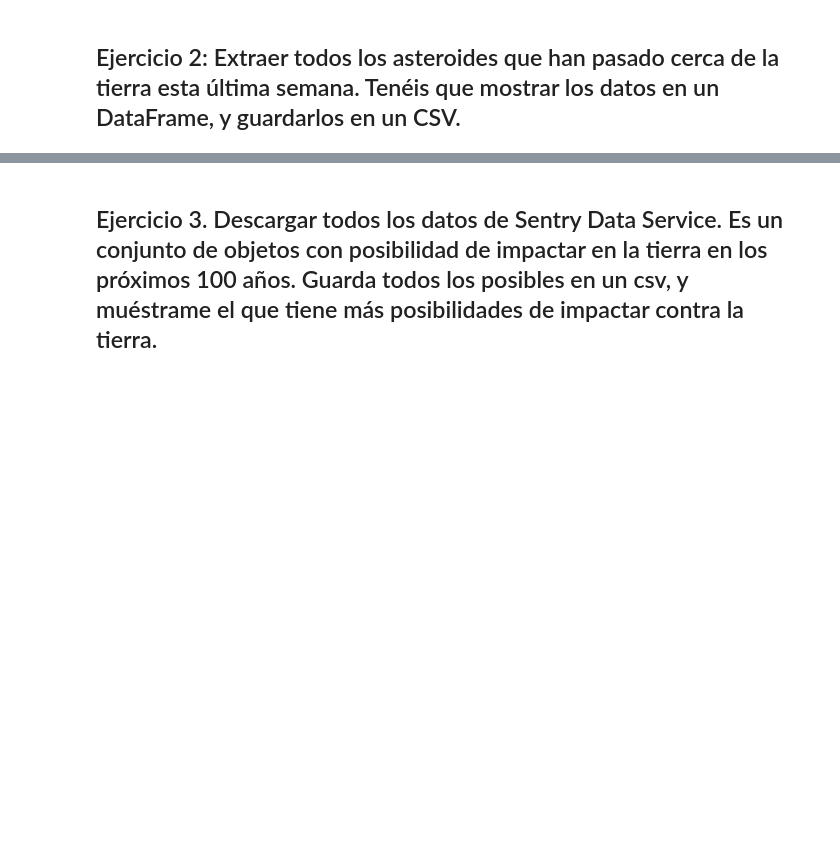
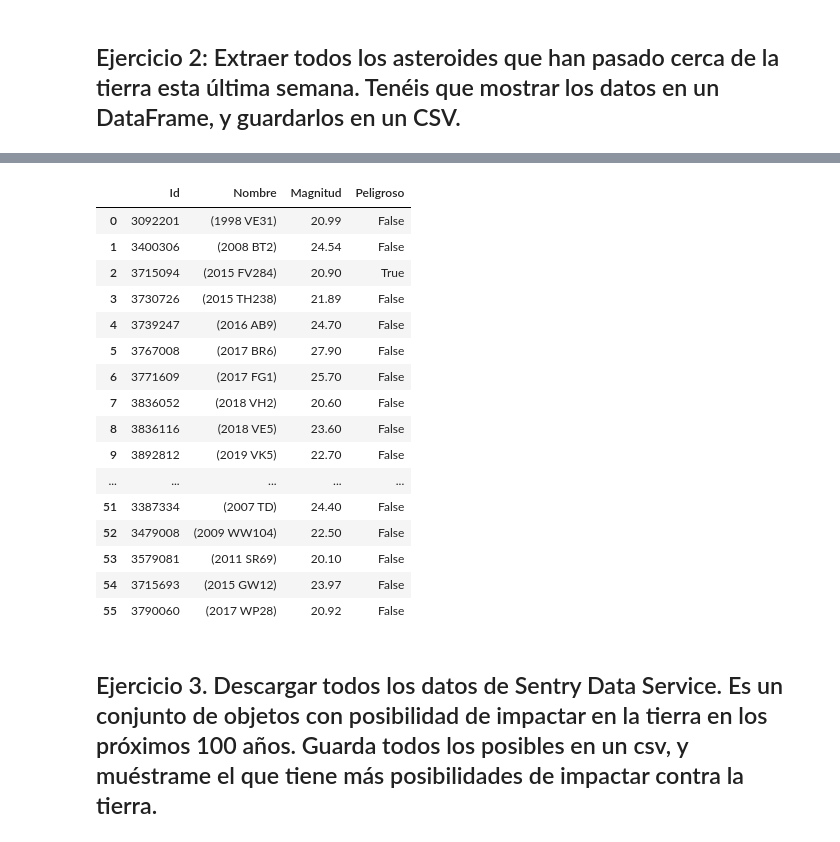
Before and after one commit to diego-dng/1026_DS_VITORIA-GASTEIZ, a Jupyter notebook: 2-Data_analysis/3-Sources/Web/Práctica/nasa.ipynb, the cells around one changed output, grey strips where cells are left out. Drawn from its saved outputs; the diff is of its cells as text; code cells hidden in the pictures; blank space fills up the shorter version.

```diff
--- a/2-Data_analysis/3-Sources/Web/Práctica/nasa.ipynb
+++ b/2-Data_analysis/3-Sources/Web/Práctica/nasa.ipynb
@@ -18,0 +34,3 @@ params = {
+# %%
+data = res.json()
+data
@@ -20,0 +102,15 @@ params = {
+# %%
+API_KEY = "2CDvNEVsVkvHgiHGD3ztWsrI7KmcOaEuINlGBSTj"
+
+url = f"https://api.nasa.gov/neo/rest/v1/feed"
+
+params = {
+    "start_date": "2026-11-02",
+    "end_date": "2026-11-09",
+    "api_key": API_KEY
+}
+
+res = requests.get(url, params = params)
+
+
+print(res)
@@ -20,0 +119,2 @@ params = {
+# %%
+data = res.json()
@@ -20,0 +141,33 @@ params = {
+# %%
+lista = []
+for dias in data["near_earth_objects"]:
+    for i in data["near_earth_objects"][dias]:
+
+        dic = {
+            "Id": i["id"],
+            "Nombre": i["name"],
+            "Magnitud": i["absolute_magnitude_h"],
+            "Peligroso": i["is_potentially_hazardous_asteroid"]
+        }
+        lista.append(dic)
+# %%
+df = pd.DataFrame(lista)
+df
+# %% [output]
+|  | Id | Nombre | Magnitud | Peligroso |
+| 0 | 3092201 | (1998 VE31) | 20.99 | False |
+| 1 | 3400306 | (2008 BT2) | 24.54 | False |
+| 2 | 3715094 | (2015 FV284) | 20.90 | True |
+| 3 | 3730726 | (2015 TH238) | 21.89 | False |
+| 4 | 3739247 | (2016 AB9) | 24.70 | False |
+| 5 | 3767008 | (2017 BR6) | 27.90 | False |
+| 6 | 3771609 | (2017 FG1) | 25.70 | False |
+| 7 | 3836052 | (2018 VH2) | 20.60 | False |
+| 8 | 3836116 | (2018 VE5) | 23.60 | False |
+| 9 | 3892812 | (2019 VK5) | 22.70 | False |
+| ... | ... | ... | ... | ... |
+| 51 | 3387334 | (2007 TD) | 24.40 | False |
+| 52 | 3479008 | (2009 WW104) | 22.50 | False |
+| 53 | 3579081 | (2011 SR69) | 20.10 | False |
+| 54 | 3715693 | (2015 GW12) | 23.97 | False |
+| 55 | 3790060 | (2017 WP28) | 20.92 | False |
```
Also changed, not shown: parts of 24 cells of this notebook, 3 other files.
